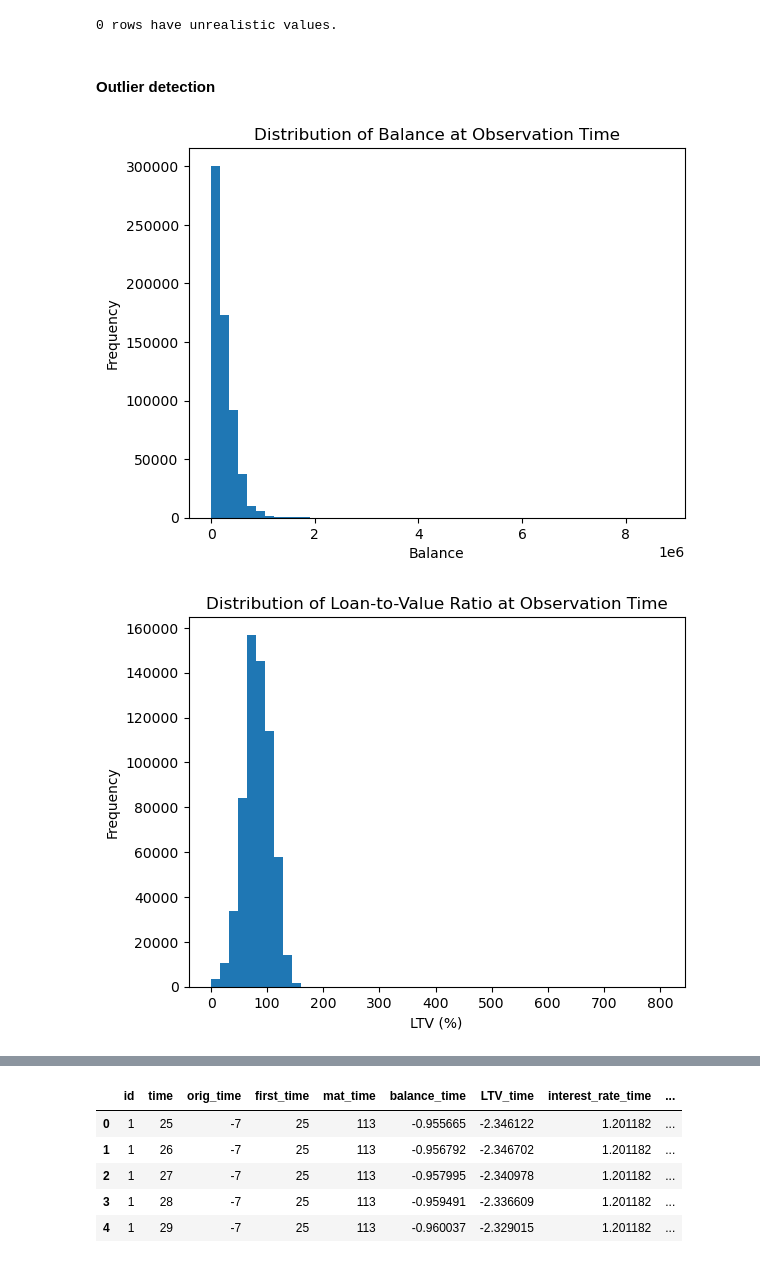
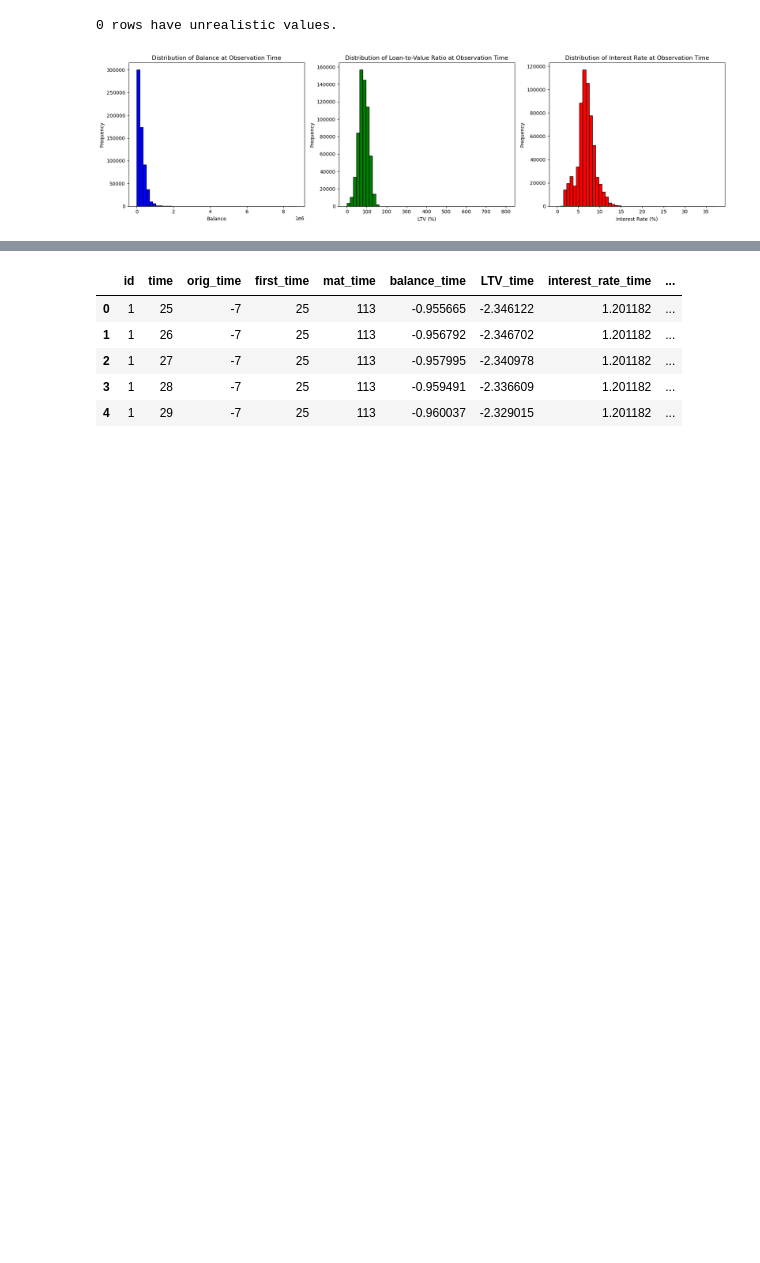
Before and after one commit to EOsamau/DS-Projects, a Jupyter notebook: Loan Mortgage Regression/mortgage.ipynb, the cells around one changed output, grey strips where cells are left out. Cells and saved outputs as stored; diff of their text form; code cells hidden in the pictures; blank space fills up the shorter version.

```diff
--- a/Loan Mortgage Regression/mortgage.ipynb
+++ b/Loan Mortgage Regression/mortgage.ipynb
@@ -59,29 +59,32 @@ unrealistic_rows = df[(df['unrealistic_balance_flag'] == 1) |
 print(f"{len(unrealistic_rows)} rows have unrealistic values.")
 # %% [output]
 0 rows have unrealistic values.
-# %% [markdown]
-#### Outlier detection
 # %%
+import matplotlib.pyplot as plt
+
+# Create a figure with 1 row and 3 columns of subplots
+fig, axs = plt.subplots(1, 3, figsize=(18, 5))
+
 # Plot distribution for balance_time
-plt.hist(df['balance_time'], bins=50)
-plt.title('Distribution of Balance at Observation Time')
-plt.xlabel('Balance')
-plt.ylabel('Frequency')
-plt.show()
+axs[0].hist(df['balance_time'], bins=50, color='blue', edgecolor='black')
+axs[0].set_title('Distribution of Balance at Observation Time')
+axs[0].set_xlabel('Balance')
+axs[0].set_ylabel('Frequency')
 
 # Plot distribution for LTV_time
-plt.hist(df['LTV_time'], bins=50)
-plt.title('Distribution of Loan-to-Value Ratio at Observation Time')
-plt.xlabel('LTV (%)')
-plt.ylabel('Frequency')
-plt.show()
+axs[1].hist(df['LTV_time'], bins=50, color='green', edgecolor='black')
+axs[1].set_title('Distribution of Loan-to-Value Ratio at Observation Time')
+axs[1].set_xlabel('LTV (%)')
+axs[1].set_ylabel('Frequency')
 
 # Plot distribution for interest_rate_time
-plt.hist(df['interest_rate_time'], bins=50)
-plt.title('Distribution of Interest Rate at Observation Time')
-plt.xlabel('Interest Rate (%)')
-plt.ylabel('Frequency')
+axs[2].hist(df['interest_rate_time'], bins=50, color='red', edgecolor='black')
+axs[2].set_title('Distribution of Interest Rate at Observation Time')
+axs[2].set_xlabel('Interest Rate (%)')
+axs[2].set_ylabel('Frequency')
+
+# Adjust layout to prevent overlap
+plt.tight_layout()
 plt.show()
 # %% [output]
-[figure, old version]
+[figure, new version]
-[figure, removed]
```
Also changed, not shown: parts of 37 cells of this notebook, 1 other file.
